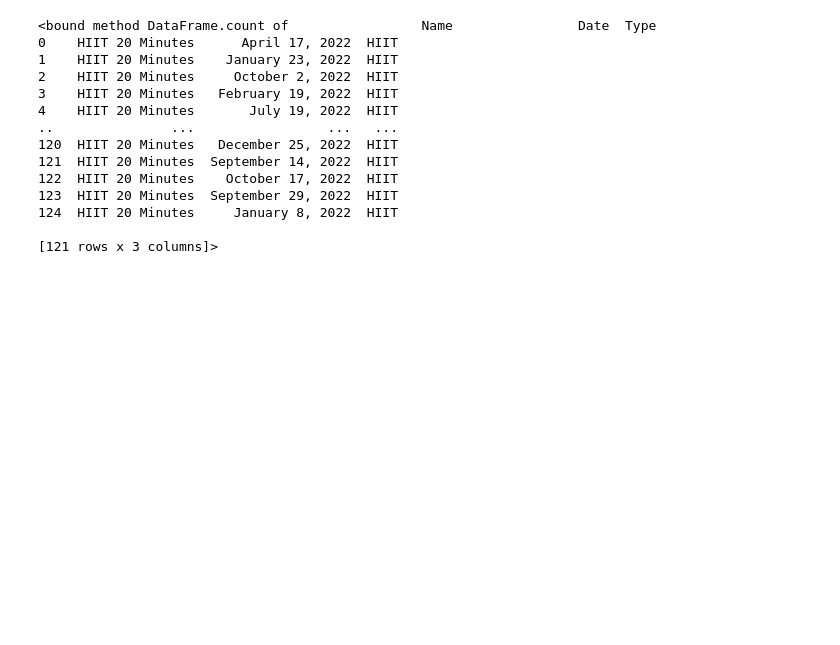
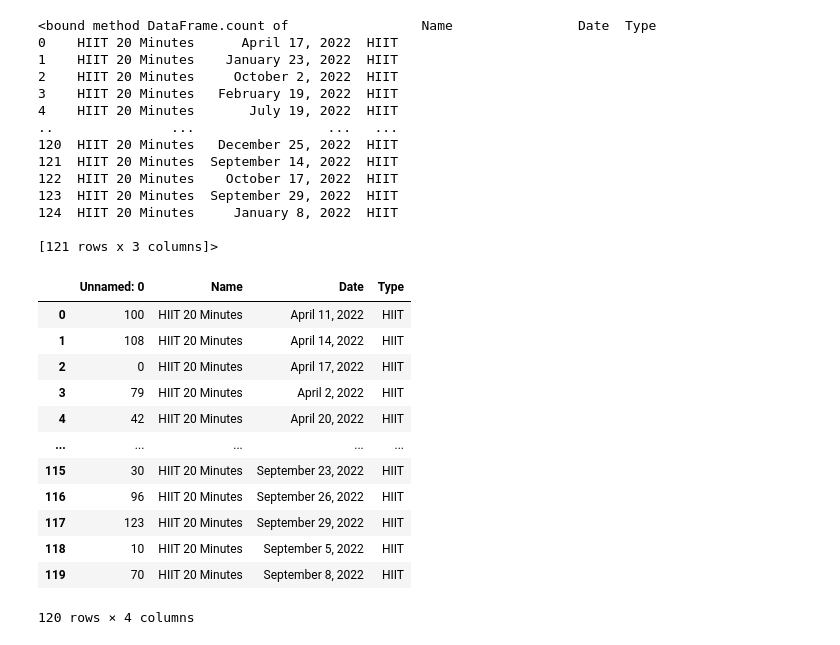
Before and after one commit to claireskim/workout_calendar, a Jupyter notebook: workout_calendar.ipynb, the cells around one changed output. Drawn from its saved outputs; the diff is of its cells as text; code cells hidden in the pictures; blank space fills up the shorter version.

```diff
--- a/workout_calendar.ipynb
+++ b/workout_calendar.ipynb
@@ -70,5 +70,21 @@ updated_df.count
 124  HIIT 20 Minutes     January 8, 2022  HIIT
 
 [121 rows x 3 columns]>
+# %%
+updated_df.sort_values('Date', ignore_index=True)
+# %% [output]
+|  | Unnamed: 0 | Name | Date | Type |
+| 0 | 100 | HIIT 20 Minutes | April 11, 2022 | HIIT |
+| 1 | 108 | HIIT 20 Minutes | April 14, 2022 | HIIT |
+| 2 | 0 | HIIT 20 Minutes | April 17, 2022 | HIIT |
+| 3 | 79 | HIIT 20 Minutes | April 2, 2022 | HIIT |
+| 4 | 42 | HIIT 20 Minutes | April 20, 2022 | HIIT |
+| ... | ... | ... | ... | ... |
+| 115 | 30 | HIIT 20 Minutes | September 23, 2022 | HIIT |
+| 116 | 96 | HIIT 20 Minutes | September 26, 2022 | HIIT |
+| 117 | 123 | HIIT 20 Minutes | September 29, 2022 | HIIT |
+| 118 | 10 | HIIT 20 Minutes | September 5, 2022 | HIIT |
+| 119 | 70 | HIIT 20 Minutes | September 8, 2022 | HIIT |
+120 rows × 4 columns
 # %%
 updated_df.to_csv('workout_calendar.csv')
```
